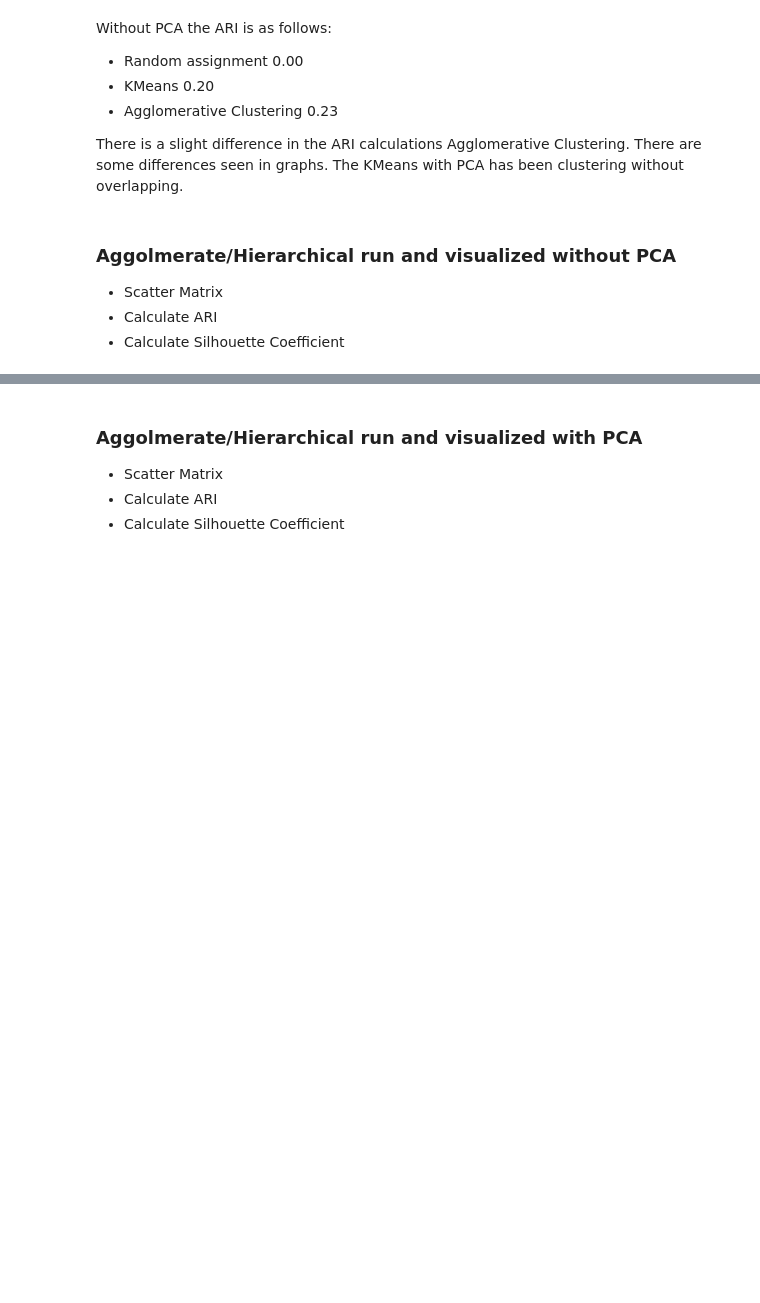
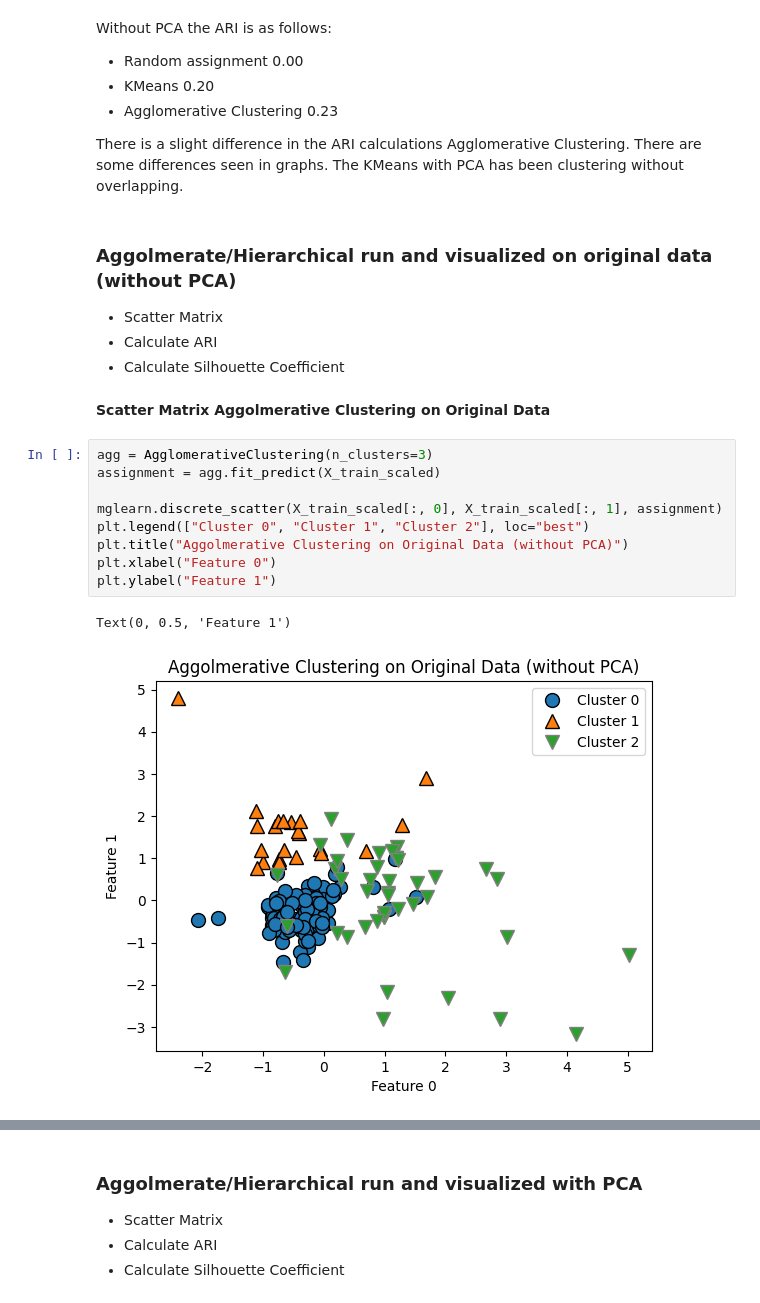
Before and after one commit to atoothman/Data-71200-Projects-, a Jupyter notebook: DATA_71200_Project_3_Glass_ID.ipynb, the cells around one changed output, grey strips where cells are left out. Drawn from its saved outputs; the diff is of its cells as text; blank space fills up the shorter version.

```diff
--- a/DATA_71200_Project_3_Glass_ID.ipynb
+++ b/DATA_71200_Project_3_Glass_ID.ipynb
@@ -685,8 +653,22 @@ Without PCA the ARI is as follows:
 
 There is a slight difference in the ARI calculations Agglomerative Clustering. There are some differences seen in graphs. The KMeans with PCA has been clustering without overlapping.
 # %% [markdown]
-### Aggolmerate/Hierarchical run and visualized without PCA
+### Aggolmerate/Hierarchical run and visualized on original data (without PCA)
 
 *  Scatter Matrix
 *  Calculate ARI
 *  Calculate Silhouette Coefficient
+# %% [markdown]
+ **Scatter Matrix Aggolmerative Clustering on Original Data**
+# %%
+agg = AgglomerativeClustering(n_clusters=3)
+assignment = agg.fit_predict(X_train_scaled)
+
+mglearn.discrete_scatter(X_train_scaled[:, 0], X_train_scaled[:, 1], assignment)
+plt.legend(["Cluster 0", "Cluster 1", "Cluster 2"], loc="best")
+plt.title("Aggolmerative Clustering on Original Data (without PCA)")
+plt.xlabel("Feature 0")
+plt.ylabel("Feature 1")
+# %% [output]
+Text(0, 0.5, 'Feature 1')
+[figure, added]
```
Also changed, not shown: parts of 16 cells of this notebook.
